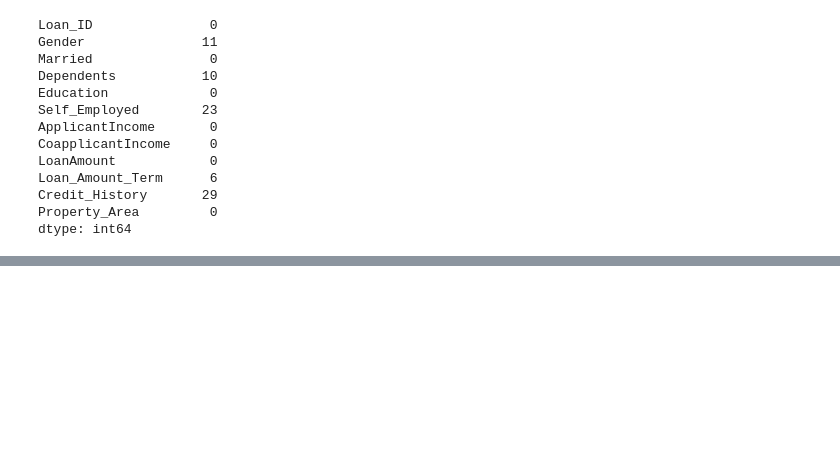
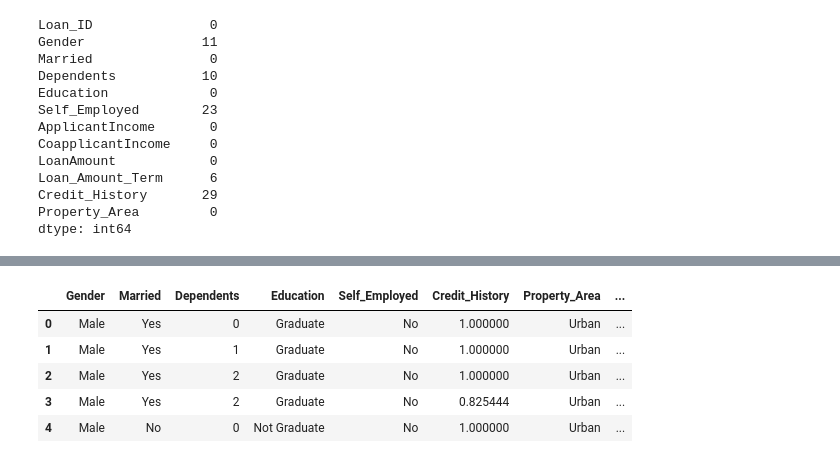
Before and after one commit to chetan-varma-1/AI-Powered-Loan-Eligibility-Advisor, a Jupyter notebook: Loan Prediction.ipynb, the cells around one changed output, grey strips where cells are left out. Cells and saved outputs as stored; diff of their text form; code cells hidden in the pictures; blank space fills up the shorter version.

```diff
--- a/Loan Prediction.ipynb
+++ b/Loan Prediction.ipynb
@@ -573,0 +624,5 @@ dtype: int64
+# %%
+#filling categorical missing data
+test['Gender']=test['Gender'].fillna(test['Gender'].mode()[0])
+test['Dependents']=test['Dependents'].fillna(test['Dependents'].mode()[0])
+test['Self_Employed']=test['Self_Employed'].fillna(test['Self_Employed'].mode()[0])
@@ -573,0 +645,2 @@ dtype: int64
+# %%
+test['Total_income']=test['ApplicantIncome']+test['CoapplicantIncome']
@@ -573,0 +656,7 @@ dtype: int64
+# %%
+#applying log transformations to the attributes
+test['ApplicantIncomeLog']=np.log(test['ApplicantIncome'])
+test['CoapplicantIncomeLog']=np.log(test['CoapplicantIncome'])
+test['LoanAmountLog']=np.log(test['LoanAmount'])
+test['Loan_Amount_Term_Log']=np.log(test['Loan_Amount_Term'])
+test['Total_Income_Log']=np.log(test['Total_income'])
@@ -573,0 +672,12 @@ dtype: int64
+# %%
+cols=['ApplicantIncome','CoapplicantIncome','LoanAmount','Loan_Amount_Term','Total_income','Loan_ID','CoapplicantIncomeLog']
+test=test.drop(columns=cols,axis=1)
+# %%
+test.head()
+# %% [output]
+|  | Gender | Married | Dependents | Education | Self_Employed | Credit_History | Property_Area | ... |
+| 0 | Male | Yes | 0 | Graduate | No | 1.000000 | Urban | ... |
+| 1 | Male | Yes | 1 | Graduate | No | 1.000000 | Urban | ... |
+| 2 | Male | Yes | 2 | Graduate | No | 1.000000 | Urban | ... |
+| 3 | Male | Yes | 2 | Graduate | No | 0.825444 | Urban | ... |
+| 4 | Male | No | 0 | Not Graduate | No | 1.000000 | Urban | ... |
```
Also changed, not shown: parts of 16 cells of this notebook.
